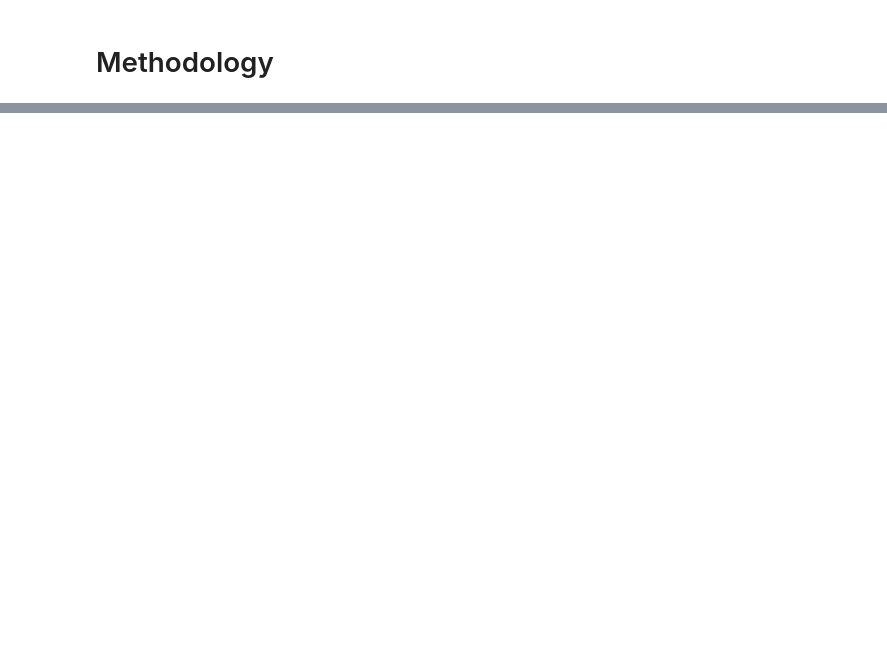
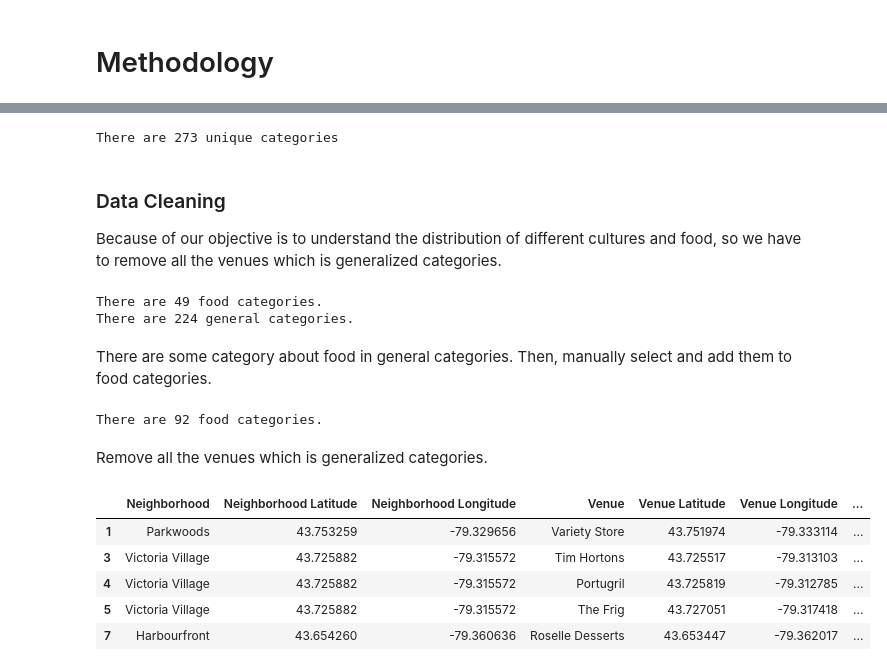
Before and after one commit to pisuth1995/Coursera_Capstone, a Jupyter notebook: the_battle_of_neighborhoods.ipynb, the cells around one changed output, grey strips where cells are left out. Cells and saved outputs as stored; diff of their text form; code cells hidden in the pictures; blank space fills up the shorter version.

```diff
--- a/the_battle_of_neighborhoods.ipynb
+++ b/the_battle_of_neighborhoods.ipynb
@@ -224,0 +242,46 @@ There are 273 uniques categories.
+# %%
+unique_category = toronto_venues_df['Venue Category'].unique()
+print('There are '+str(len(unique_category))+' unique categories')
+# %% [output]
+There are 273 unique categories
+# %% [markdown]
+### Data Cleaning
+Because of our objective is to understand the distribution of different cultures and food, so we have to remove all the venues which is generalized categories.
+# %%
+general_category = []
+food_category = []
+for cat in unique_category:
+    if 'Restaurant' in cat and cat != 'Restaurant':
+        food_category.append(cat)
+    else:
+        general_category.append(cat)
+print('There are '+str(len(food_category))+' food categories.')
+print('There are '+str(len(general_category))+' general categories.')
+# %% [output]
+There are 49 food categories.
+There are 224 general categories.
+# %% [markdown]
+There are some category about food in general categories. Then, manually select and add them to food categories.
+# %%
+food_category += ['Food & Drink Shop', 'Coffee Shop', 'Bakery', 'Breakfast Spot', 'Chocolate Shop', 'Dessert Shop', 'Café',
+                  'Ice Cream Shop', 'Beer Store', 'Health Food Store', 'Beer Bar', 'Burger Joint', 'Fried Chicken Joint',
+                  'Nightclub', 'Smoothie Shop', 'Sandwich Place', 'Bar', 'Gastropub', 'Pizza Place', 'Tea Room', 'Taco Place',
+                  'Steakhouse', 'Juice Bar', 'Bubble Tea Shop', 'Wine Bar', 'BBQ Joint', 'Food Truck', 'Cocktail Bar',
+                  'Jazz Club', 'Cheese Shop', 'Fish & Chips Shop', 'Gourmet Shop', 'Irish Pub', 'Salad Place', 'Donut Shop',
+                  'Candy Store', 'Frozen Yogurt Shop', 'Food Court', 'Noodle House', 'Cupcake Shop', 'Fruit & Vegetable Store',
+                  'Gay Bar', 'Wine Shop']
+print('There are '+str(len(food_category))+' food categories.')
+# %% [output]
+There are 92 food categories.
+# %% [markdown]
+Remove all the venues which is generalized categories.
+# %%
+toronto_food_venues_df = toronto_venues_df[toronto_venues_df['Venue Category'].isin(food_category)]
+toronto_food_venues_df.head()
+# %% [output]
+|  | Neighborhood | Neighborhood Latitude | Neighborhood Longitude | Venue | Venue Latitude | Venue Longitude | ... |
+| 1 | Parkwoods | 43.753259 | -79.329656 | Variety Store | 43.751974 | -79.333114 | ... |
+| 3 | Victoria Village | 43.725882 | -79.315572 | Tim Hortons | 43.725517 | -79.313103 | ... |
+| 4 | Victoria Village | 43.725882 | -79.315572 | Portugril | 43.725819 | -79.312785 | ... |
+| 5 | Victoria Village | 43.725882 | -79.315572 | The Frig | 43.727051 | -79.317418 | ... |
+| 7 | Harbourfront | 43.654260 | -79.360636 | Roselle Desserts | 43.653447 | -79.362017 | ... |
```
Also changed, not shown: parts of 56 cells of this notebook, 1 other file.
